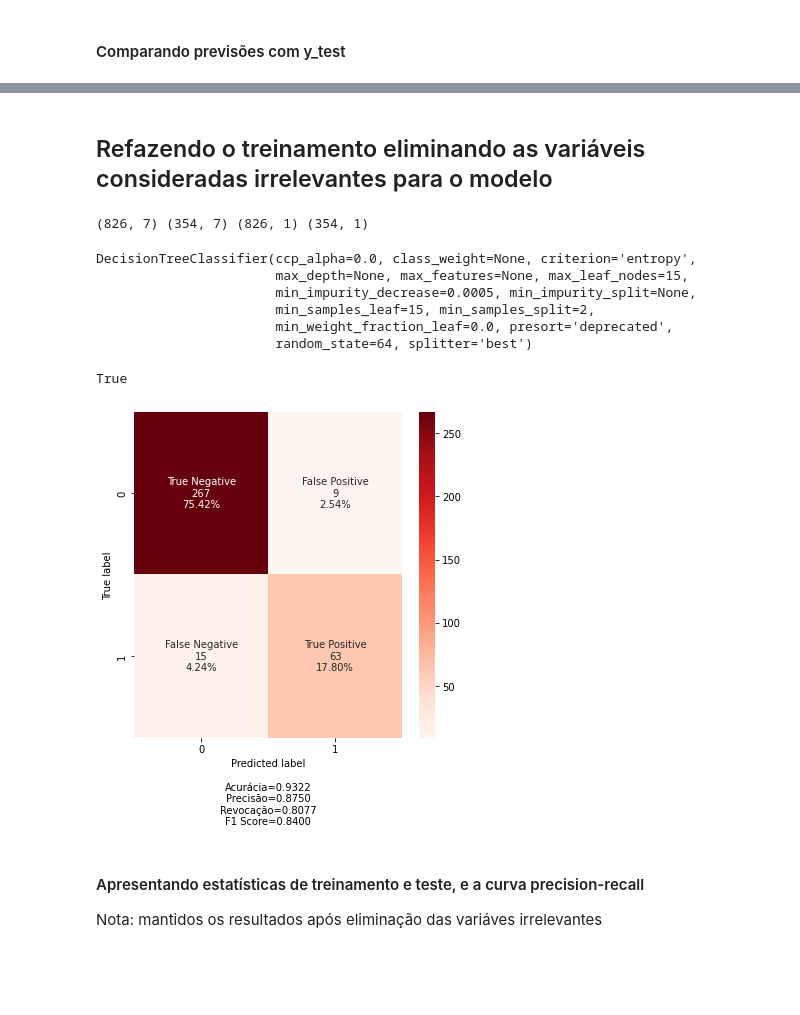
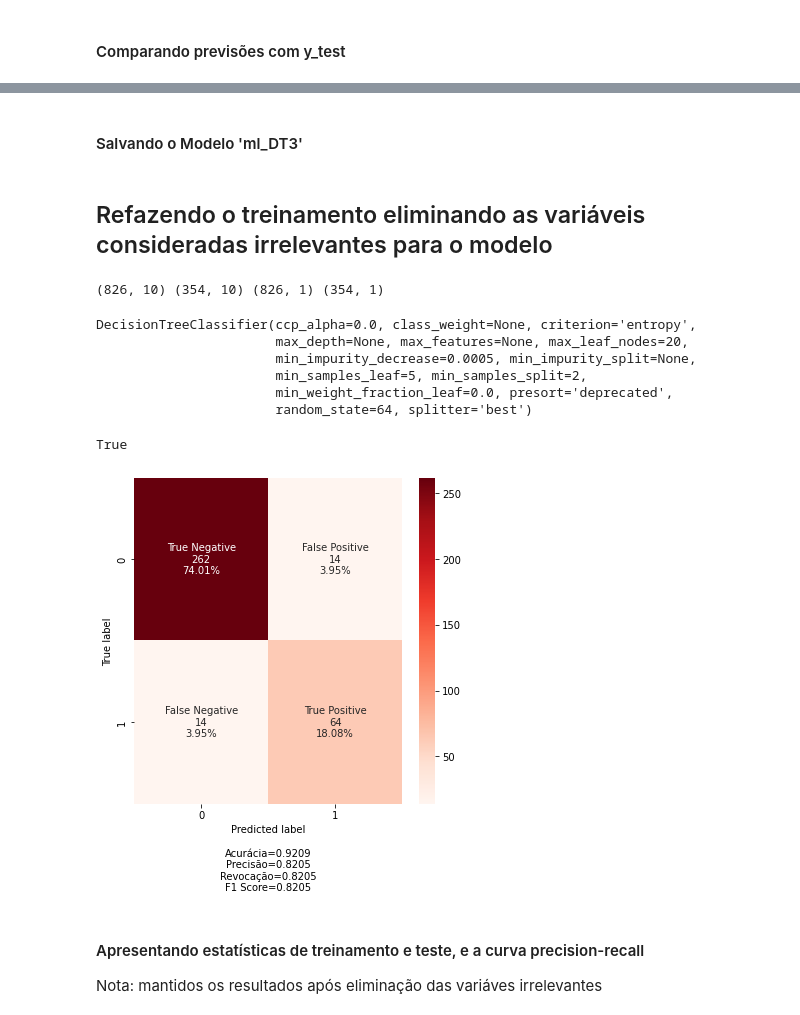
Before and after one commit to Mastroiani/TCC, a Jupyter notebook: MLDT.ipynb, the cells around one changed output, grey strips where cells are left out. Cells and saved outputs as stored; diff of their text form; code cells hidden in the pictures; blank space fills up the shorter version.

```diff
--- a/MLDT.ipynb
+++ b/MLDT.ipynb
@@ -75,9 +80,11 @@ df.shape
 # %%
-from sklearn.preprocessing import LabelEncoder
+"""from sklearn.preprocessing import LabelEncoder
 le = LabelEncoder()
 df['pais_de_origem_enc'] = le.fit_transform(df['pais_de_origem'])
 df['pais_de_aquisicao_enc'] = le.fit_transform(df['pais_de_aquisicao'])
 df['unidade_desembaraco_enc'] = le.fit_transform(df['unidade_desembaraco'])
+df['incoterm_enc'] = le.fit_transform(df['incoterm'])
+df.head(2)"""
 df.head(2)
 # %% [output]
 |  | adicao | item | ano | mes | cod_ncm | descricao_do_codigo_ncm | pais | pais_de_origem | pais_1 | ... |
@@ -89,13 +96,12 @@ df.head(2)
 <h2>Definindo variáves usadas no treinamento (X) e variável target (y)</h2>
 # %%
-X = df[['pais_de_origem_enc', 'pais_de_aquisicao_enc','unidade_desembaraco_enc',
+X = df[['pais_de_origem_enc', 'pais_de_aquisicao_enc','unidade_desembaraco_enc', 'incoterm_enc',
        'qtde_estatistica',
        'vmle_dolar',
        'vl_frete_dolar',
        'vl_seguro_dolar',
        'valor_un_prod_dolar',
        'qtd_comercial',
-       'tot_un_prod_dolar',
        'peso_liquido_rateado',
        'valor_frete_rateado',
        'seguro_rateado',
@@ -631,3 +655,5 @@ Variáveis Reais:
  1 0 0 0 1 1 0 0 1 0 1 1 1 0 0 0 0 1 0 0 0 0 0 0 1 0 0 0 0 0 0 0 0 0 1 1 0
  0 0 0 0 0 0 0 0 1 0 0 0 0 0 1 0 0 0 0 0 1 0 0 0 0 0 0 0 0 0 0 1 0 1 0 0 0
  0 0 1 0 0 0 0 0 0 1 0 0 0 1 0 1 0 1 0 0 1]
+# %% [markdown]
+<h4>Salvando o Modelo 'ml_DT3'</h4>
@@ -635,44 +664,53 @@ Variáveis Reais:
 # <h2>Refazendo o treinamento eliminando as variáveis consideradas irrelevantes para o modelo</h2>
 # %%
 # Redefinindo X e y
-X = df[['pais_de_origem_enc',
+# GridSearch zero:  pais_de_origem_enc,                            peso_liquido_rateado, total_unitario_fob, seguro_rateado, pais_de_aquisicao_enc,
+# Teste Hiperpar:   pais_de_origem_enc, vmle_dolar, qtd_comercial, peso_liquido_rateado, total_unitario_fob
+#
+# Variáveis excluídas: pais_de_origem_enc, vmle_dolar, qtd_comercial, peso_liquido_rateado, total_unitario_fob
+
+X = df[['pais_de_aquisicao_enc','unidade_desembaraco_enc', 'incoterm_enc',
        'qtde_estatistica',
        'vl_frete_dolar',
        'vl_seguro_dolar',
        'valor_un_prod_dolar',
        'valor_frete_rateado',
+       'seguro_rateado',
        'fob_kg'
        ]]
+
 y = df[['incompatibil']]
 
 #Redefinindo bases de treino e teste
 X_train, X_test, y_train, y_test = train_test_split(X, y, test_size = 0.3, stratify=y, random_state = 64)
 print(X_train.shape,X_test.shape,y_train.shape,y_test.shape)
 # %% [output]
-(826, 7) (354, 7) (826, 1) (354, 1)
+(826, 10) (354, 10) (826, 1) (354, 1)
 # %%
-# instanciando modelo 'ml_DT4' com hiperparâmetros otimizados: {criterion': 'entropy', 'max_depth': None, 'max_leaf_nodes': 15, 'min_impurity_decrease': 0.0005, 'min_samples_leaf': 15, 'min_samples_split': 2}
-ml_DT4 = DecisionTreeClassifier(criterion='entropy', max_depth= None, max_leaf_nodes=15, min_impurity_decrease= 0.0005, min_samples_leaf= 15, min_samples_split= 2, random_state=64)
+# instanciando modelo 'ml_DT4' com hiperparâmetros otimizados:
+# # {'criterion': 'entropy', 'max_depth': None, 'max_leaf_nodes': 20, 'min_impurity_decrease': 0.0005, 'min_samples_leaf': 5, 'min_samples_split': 2}
+
+ml_DT4 = DecisionTreeClassifier(criterion='entropy', max_depth= None, max_leaf_nodes=20, min_impurity_decrease= 0.0005, min_samples_leaf= 5, min_samples_split= 2, random_state=64)
 print(ml_DT4)
 
 # executando o treinamento do modelo
 train_model(ml_DT4)
 
 # gerando e salvando a respectiva àrvore de decisão
 dot_data = StringIO()
 export_graphviz(ml_DT4, out_file = dot_data, filled = True, rounded = True, special_characters = True, feature_names = X.columns, class_names = ['0','1'])
 
 graph4 = pydotplus.graph_from_dot_data(dot_data.getvalue())
 graph4.write_png('/content/drive/MyDrive/DecisionTree4.png')
 # %% [output]
 DecisionTreeClassifier(ccp_alpha=0.0, class_weight=None, criterion='entropy',
-                       max_depth=None, max_features=None, max_leaf_nodes=15,
+                       max_depth=None, max_features=None, max_leaf_nodes=20,
                        min_impurity_decrease=0.0005, min_impurity_split=None,
-                       min_samples_leaf=15, min_samples_split=2,
+                       min_samples_leaf=5, min_samples_split=2,
                        min_weight_fraction_leaf=0.0, presort='deprecated',
                        random_state=64, splitter='best')
 True
-[figure, old version]
+[figure, new version]
 # %% [markdown]
 <h4>Apresentando estatísticas de treinamento e teste, e a curva precision-recall</h4>
   <h10>Nota: mantidos os resultados após eliminação das variáves irrelevantes<h10>
```
Also changed, not shown: parts of 50 cells of this notebook.
